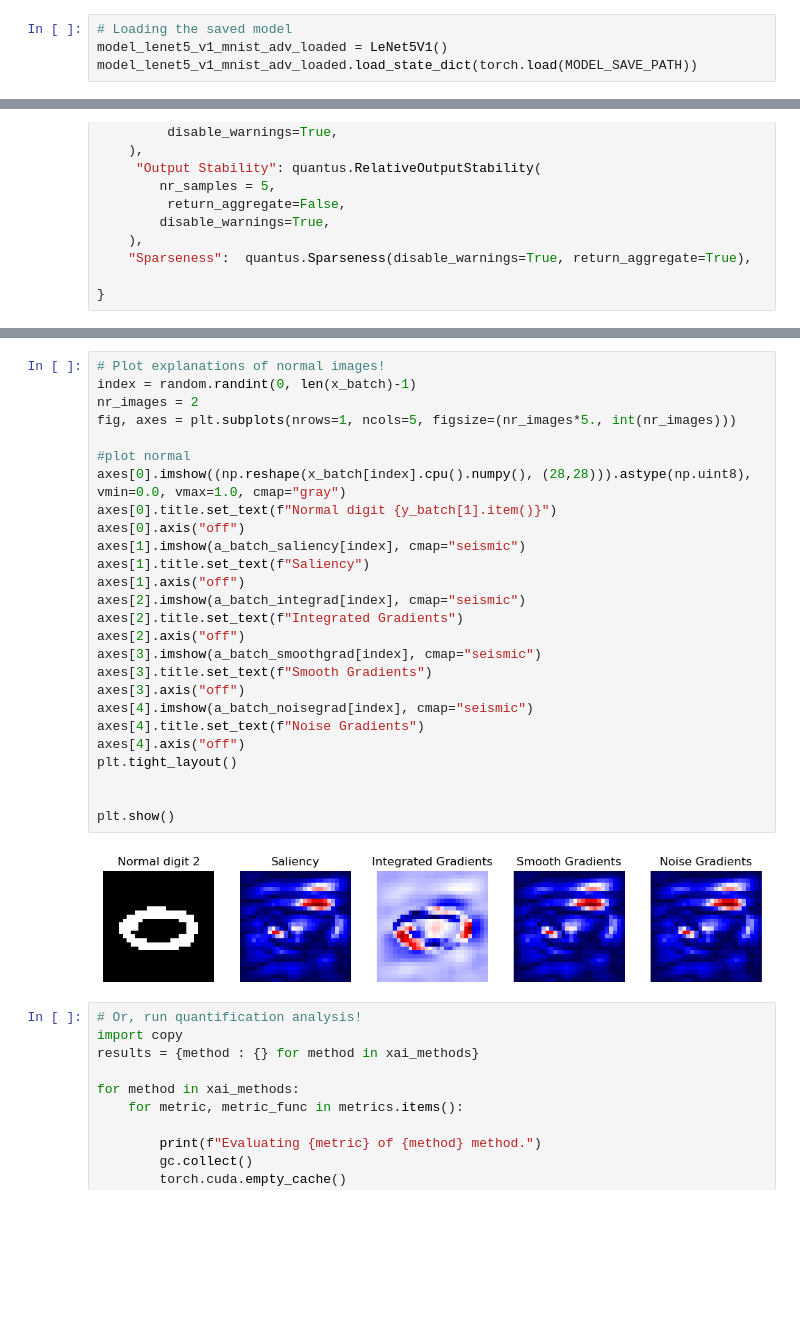
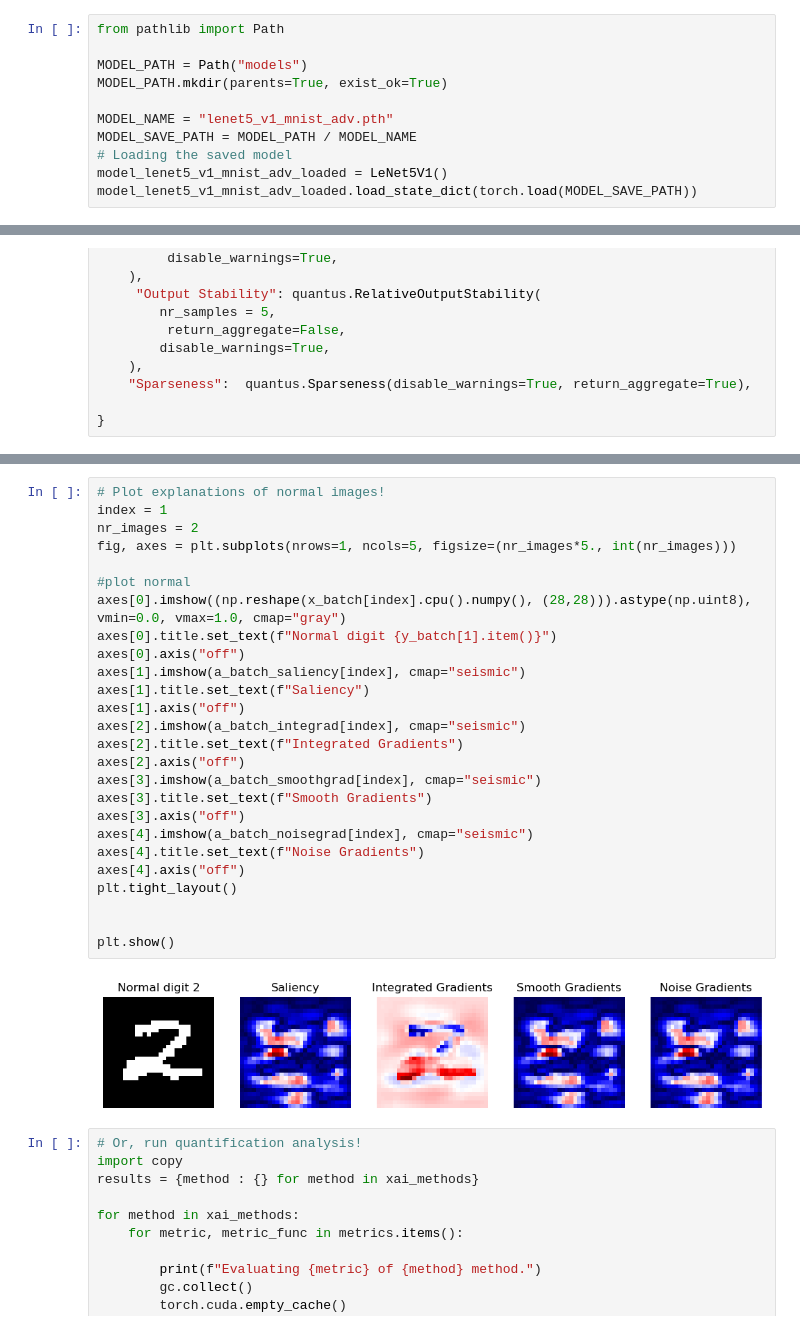
Before and after one commit to sanishsuwal7/ExplainableAI, a Jupyter notebook: Lenet_adversarial.ipynb, the cells around one changed output, grey strips where cells are left out. Drawn from its saved outputs; the diff is of its cells as text; blank space fills up the shorter version.

```diff
--- a/Lenet_adversarial.ipynb
+++ b/Lenet_adversarial.ipynb
@@ -194,6 +194,13 @@ torch.save(obj=model.state_dict(), f=MODEL_SAVE_PATH)
 # %% [output]
 Saving the model: models\lenet5_v1_mnist_adv.pth
 # %%
+from pathlib import Path
+
+MODEL_PATH = Path("models")
+MODEL_PATH.mkdir(parents=True, exist_ok=True)
+
+MODEL_NAME = "lenet5_v1_mnist_adv.pth"
+MODEL_SAVE_PATH = MODEL_PATH / MODEL_NAME
 # Loading the saved model
 model_lenet5_v1_mnist_adv_loaded = LeNet5V1()
 model_lenet5_v1_mnist_adv_loaded.load_state_dict(torch.load(MODEL_SAVE_PATH))
@@ -616,31 +623,31 @@ Clipping input data to the valid range for imshow with RGB data ([0..1] for floa
 # %%
 # Plot explanations of normal images!
-index = random.randint(0, len(x_batch)-1)
+index = 1
 nr_images = 2
 fig, axes = plt.subplots(nrows=1, ncols=5, figsize=(nr_images*5., int(nr_images)))
 
 #plot normal
 axes[0].imshow((np.reshape(x_batch[index].cpu().numpy(), (28,28))).astype(np.uint8), vmin=0.0, vmax=1.0, cmap="gray")
 axes[0].title.set_text(f"Normal digit {y_batch[1].item()}")
 axes[0].axis("off")
 axes[1].imshow(a_batch_saliency[index], cmap="seismic")
 axes[1].title.set_text(f"Saliency")
 axes[1].axis("off")
 axes[2].imshow(a_batch_integrad[index], cmap="seismic")
 axes[2].title.set_text(f"Integrated Gradients")
 axes[2].axis("off")
 axes[3].imshow(a_batch_smoothgrad[index], cmap="seismic")
 axes[3].title.set_text(f"Smooth Gradients")
 axes[3].axis("off")
 axes[4].imshow(a_batch_noisegrad[index], cmap="seismic")
 axes[4].title.set_text(f"Noise Gradients")
 axes[4].axis("off")
 plt.tight_layout()
 
 
 plt.show()
 # %% [output]
-[figure, old version]
+[figure, new version]
 # %%
 # Or, run quantification analysis!
 import copy
```
Also changed, not shown: parts of 3 cells of this notebook, 2 other files.
